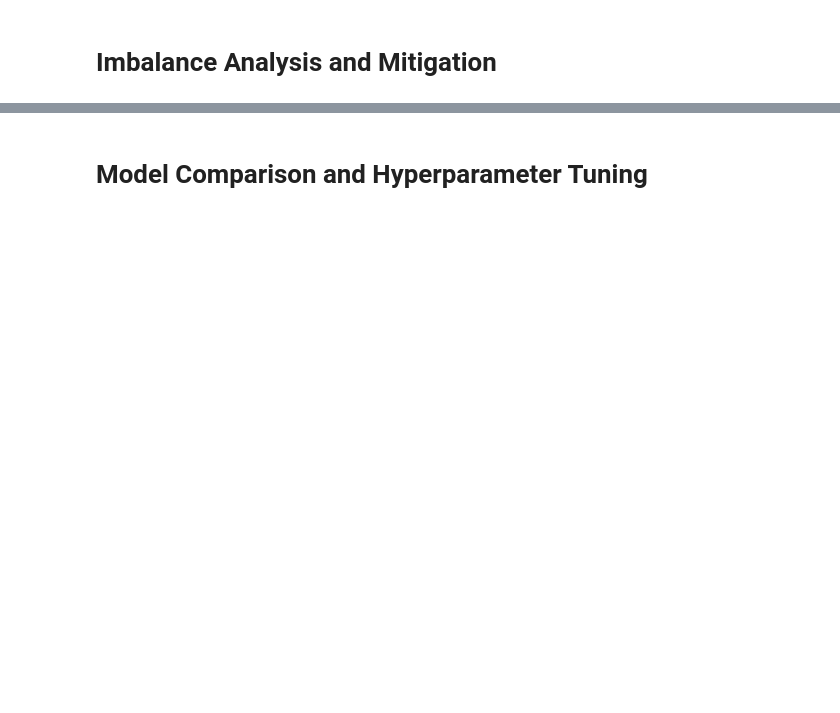
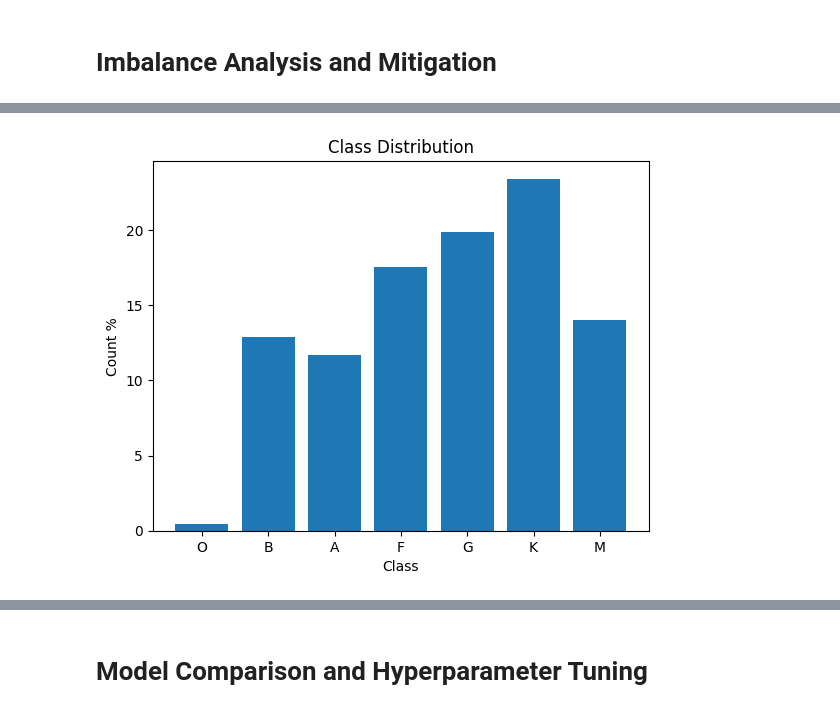
Before and after one commit to marcosmartinezud/gaia-stellar-classification, a Jupyter notebook: notebooks/eda.ipynb, the cells around one changed output, grey strips where cells are left out. Saved outputs shown, nothing was run; the diff lists cells and outputs as text; code cells hidden in the pictures; blank space fills up the shorter version.

```diff
--- a/notebooks/eda.ipynb
+++ b/notebooks/eda.ipynb
@@ -293,0 +275,15 @@ Test size: (76400, 15)
+# %%
+
+classes = ['O', 'B', 'A', 'F', 'G', 'K', 'M']
+encoded_classes = le.transform(classes)
+
+class_percent = df["Target"].value_counts(normalize=True) * 100
+class_percent = class_percent.reindex(encoded_classes)
+
+plt.bar(x=classes, height=class_percent.values)
+plt.title("Class Distribution")
+plt.xlabel("Class")
+plt.ylabel("Count %")
+plt.show()
+# %% [output]
+[figure, added]
```
Also changed, not shown: parts of 52 cells of this notebook, 1 other file.
